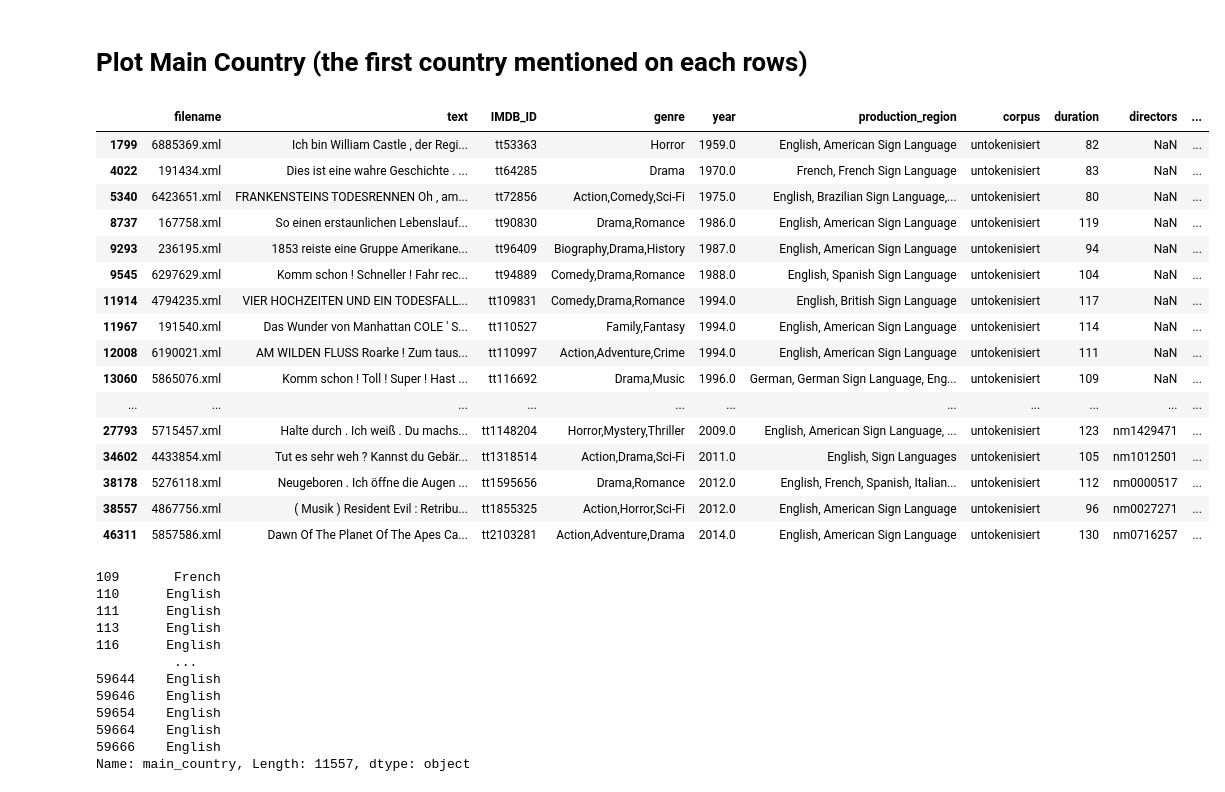
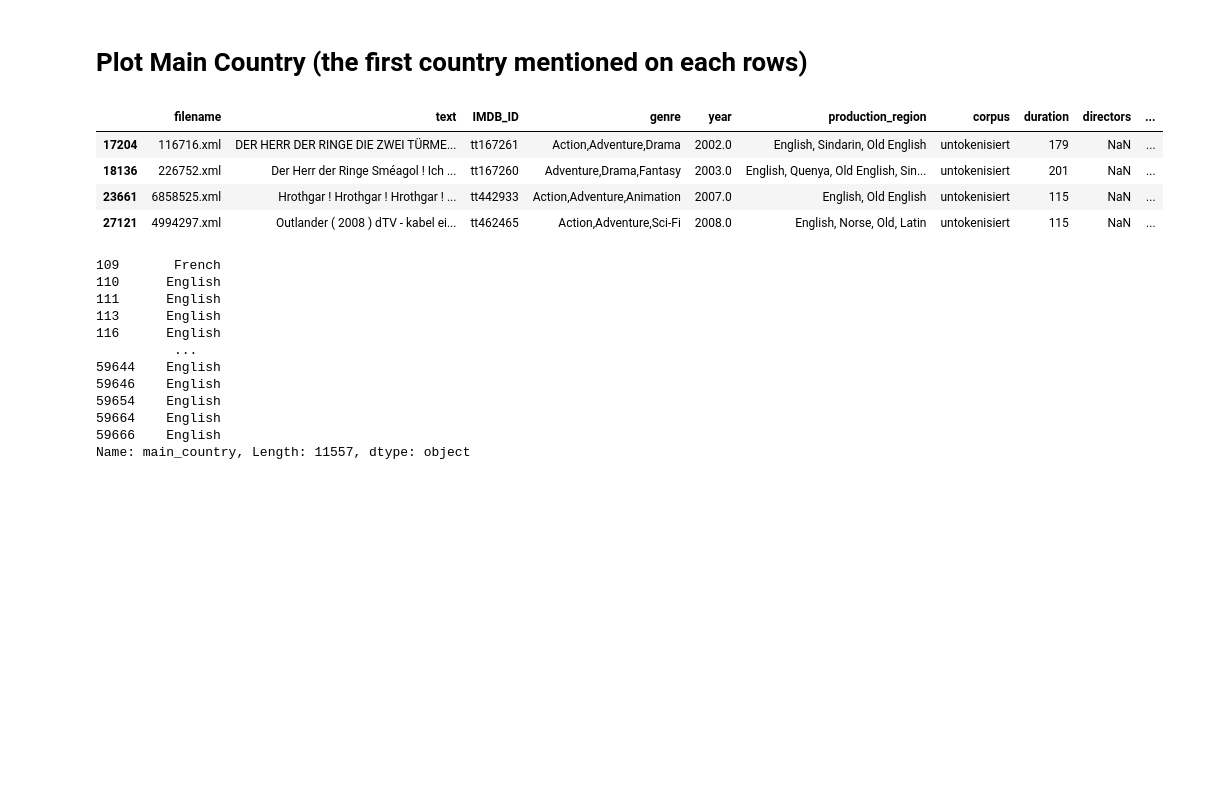
Before and after one commit to LennartKeller/SubtitleClustering, a Jupyter notebook: notebooks/Diana_ClusteringProdRegion.ipynb, the cells around one changed output. Saved outputs shown, nothing was run; the diff lists cells and outputs as text; code cells hidden in the pictures; blank space fills up the shorter version.

```diff
--- a/notebooks/Diana_ClusteringProdRegion.ipynb
+++ b/notebooks/Diana_ClusteringProdRegion.ipynb
@@ -58,27 +58,15 @@ pd.value_counts(df['production_region']).plot.bar()
 # %%
 df['main_country'] = df.production_region.str.split(',')
 main = df['main_country']
 main_country = main.apply(lambda x: x[0])
 df['main_country'] = main_country
-df[df['production_region'].str.contains(" Sign Language")]
+df[df['production_region'].str.contains(" Old")]
 # %% [output]
 |  | filename | text | IMDB_ID | genre | year | production_region | corpus | duration | directors | ... |
-| 1799 | 6885369.xml | Ich bin William Castle , der Regi... | tt53363 | Horror | 1959.0 | English, American Sign Language | untokenisiert | 82 | NaN | ... |
-| 4022 | 191434.xml | Dies ist eine wahre Geschichte . ... | tt64285 | Drama | 1970.0 | French, French Sign Language | untokenisiert | 83 | NaN | ... |
-| 5340 | 6423651.xml | FRANKENSTEINS TODESRENNEN Oh , am... | tt72856 | Action,Comedy,Sci-Fi | 1975.0 | English, Brazilian Sign Language,... | untokenisiert | 80 | NaN | ... |
-| 8737 | 167758.xml | So einen erstaunlichen Lebenslauf... | tt90830 | Drama,Romance | 1986.0 | English, American Sign Language | untokenisiert | 119 | NaN | ... |
-| 9293 | 236195.xml | 1853 reiste eine Gruppe Amerikane... | tt96409 | Biography,Drama,History | 1987.0 | English, American Sign Language | untokenisiert | 94 | NaN | ... |
-| 9545 | 6297629.xml | Komm schon ! Schneller ! Fahr rec... | tt94889 | Comedy,Drama,Romance | 1988.0 | English, Spanish Sign Language | untokenisiert | 104 | NaN | ... |
-| 11914 | 4794235.xml | VIER HOCHZEITEN UND EIN TODESFALL... | tt109831 | Comedy,Drama,Romance | 1994.0 | English, British Sign Language | untokenisiert | 117 | NaN | ... |
-| 11967 | 191540.xml | Das Wunder von Manhattan COLE ' S... | tt110527 | Family,Fantasy | 1994.0 | English, American Sign Language | untokenisiert | 114 | NaN | ... |
-| 12008 | 6190021.xml | AM WILDEN FLUSS Roarke ! Zum taus... | tt110997 | Action,Adventure,Crime | 1994.0 | English, American Sign Language | untokenisiert | 111 | NaN | ... |
-| 13060 | 5865076.xml | Komm schon ! Toll ! Super ! Hast ... | tt116692 | Drama,Music | 1996.0 | German, German Sign Language, Eng... | untokenisiert | 109 | NaN | ... |
-| ... | ... | ... | ... | ... | ... | ... | ... | ... | ... | ... |
-| 27793 | 5715457.xml | Halte durch . Ich weiß . Du machs... | tt1148204 | Horror,Mystery,Thriller | 2009.0 | English, American Sign Language, ... | untokenisiert | 123 | nm1429471 | ... |
-| 34602 | 4433854.xml | Tut es sehr weh ? Kannst du Gebär... | tt1318514 | Action,Drama,Sci-Fi | 2011.0 | English, Sign Languages | untokenisiert | 105 | nm1012501 | ... |
-| 38178 | 5276118.xml | Neugeboren . Ich öffne die Augen ... | tt1595656 | Drama,Romance | 2012.0 | English, French, Spanish, Italian... | untokenisiert | 112 | nm0000517 | ... |
-| 38557 | 4867756.xml | ( Musik ) Resident Evil : Retribu... | tt1855325 | Action,Horror,Sci-Fi | 2012.0 | English, American Sign Language | untokenisiert | 96 | nm0027271 | ... |
-| 46311 | 5857586.xml | Dawn Of The Planet Of The Apes Ca... | tt2103281 | Action,Adventure,Drama | 2014.0 | English, American Sign Language | untokenisiert | 130 | nm0716257 | ... |
+| 17204 | 116716.xml | DER HERR DER RINGE DIE ZWEI TÜRME... | tt167261 | Action,Adventure,Drama | 2002.0 | English, Sindarin, Old English | untokenisiert | 179 | NaN | ... |
+| 18136 | 226752.xml | Der Herr der Ringe Sméagol ! Ich ... | tt167260 | Adventure,Drama,Fantasy | 2003.0 | English, Quenya, Old English, Sin... | untokenisiert | 201 | NaN | ... |
+| 23661 | 6858525.xml | Hrothgar ! Hrothgar ! Hrothgar ! ... | tt442933 | Action,Adventure,Animation | 2007.0 | English, Old English | untokenisiert | 115 | NaN | ... |
+| 27121 | 4994297.xml | Outlander ( 2008 ) dTV - kabel ei... | tt462465 | Action,Adventure,Sci-Fi | 2008.0 | English, Norse, Old, Latin | untokenisiert | 115 | NaN | ... |
 # %%
 df.main_country
 # %% [output]
```
Also changed, not shown: parts of 42 cells of this notebook, 1 other file.
